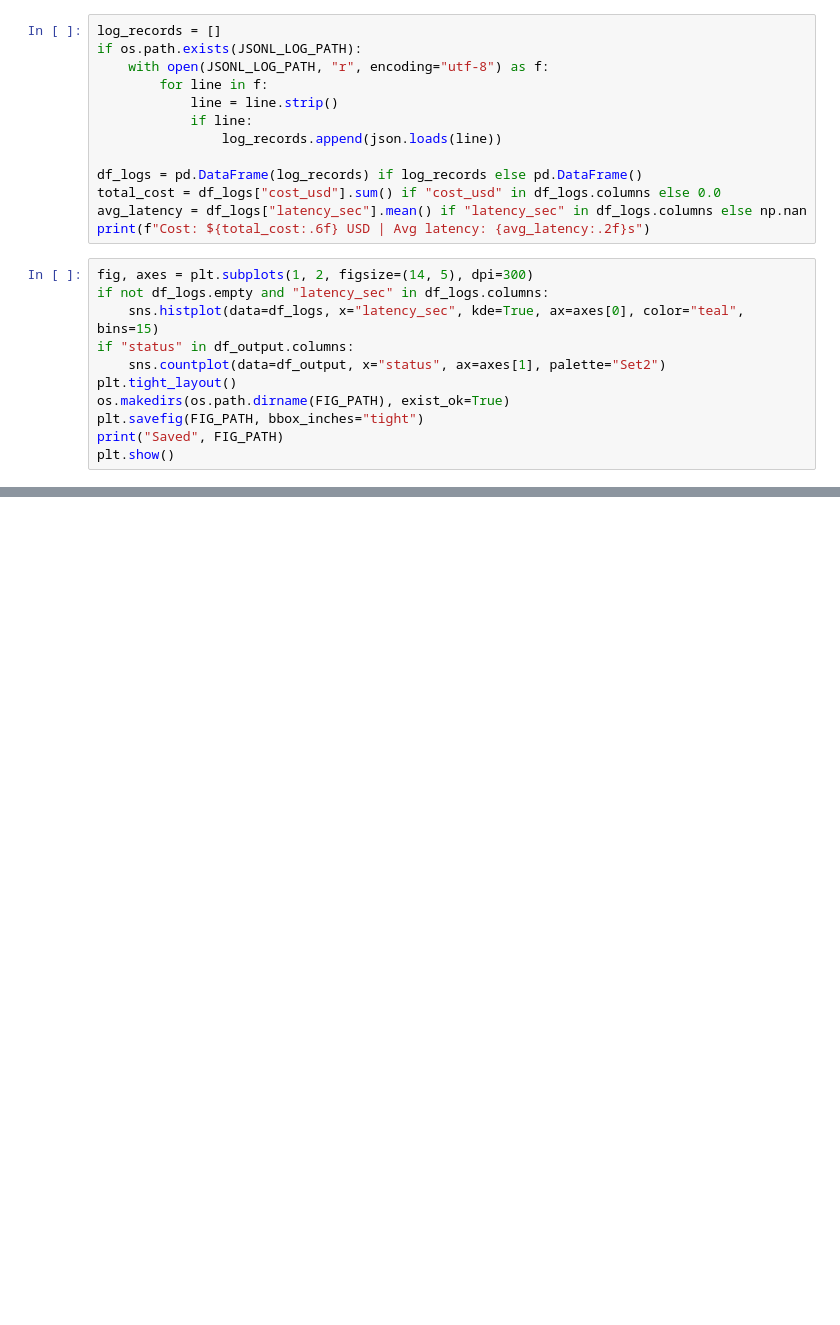
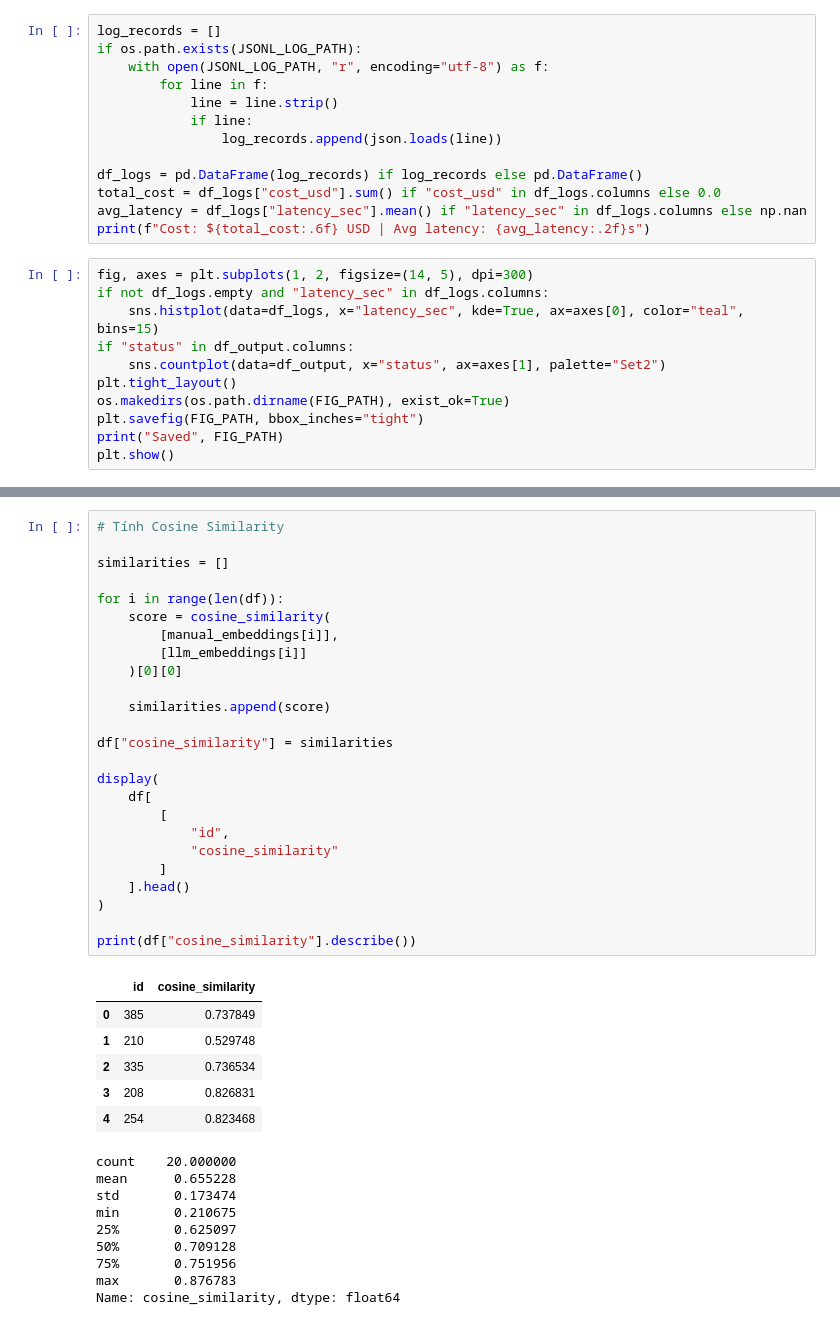
Before and after one commit to khanhkhanh55355/RT-SWT-003-nhom3, a Jupyter notebook: results/pilot_analysis.ipynb, the cells around one changed output, grey strips where cells are left out. Cells and saved outputs as stored; diff of their text form; blank space fills up the shorter version.

```diff
--- a/results/pilot_analysis.ipynb
+++ b/results/pilot_analysis.ipynb
@@ -48,0 +125,41 @@ plt.show()
+# %%
+# Tính Cosine Similarity
+
+similarities = []
+
+for i in range(len(df)):
+    score = cosine_similarity(
+        [manual_embeddings[i]],
+        [llm_embeddings[i]]
+    )[0][0]
+
+    similarities.append(score)
+
+df["cosine_similarity"] = similarities
+
+display(
+    df[
+        [
+            "id",
+            "cosine_similarity"
+        ]
+    ].head()
+)
+
+print(df["cosine_similarity"].describe())
+# %% [output]
+|  | id | cosine_similarity |
+| 0 | 385 | 0.737849 |
+| 1 | 210 | 0.529748 |
+| 2 | 335 | 0.736534 |
+| 3 | 208 | 0.826831 |
+| 4 | 254 | 0.823468 |
+count    20.000000
+mean      0.655228
+std       0.173474
+min       0.210675
+25%       0.625097
+50%       0.709128
+75%       0.751956
+max       0.876783
+Name: cosine_similarity, dtype: float64
```
Also changed, not shown: parts of 12 cells of this notebook, 8 other files.
